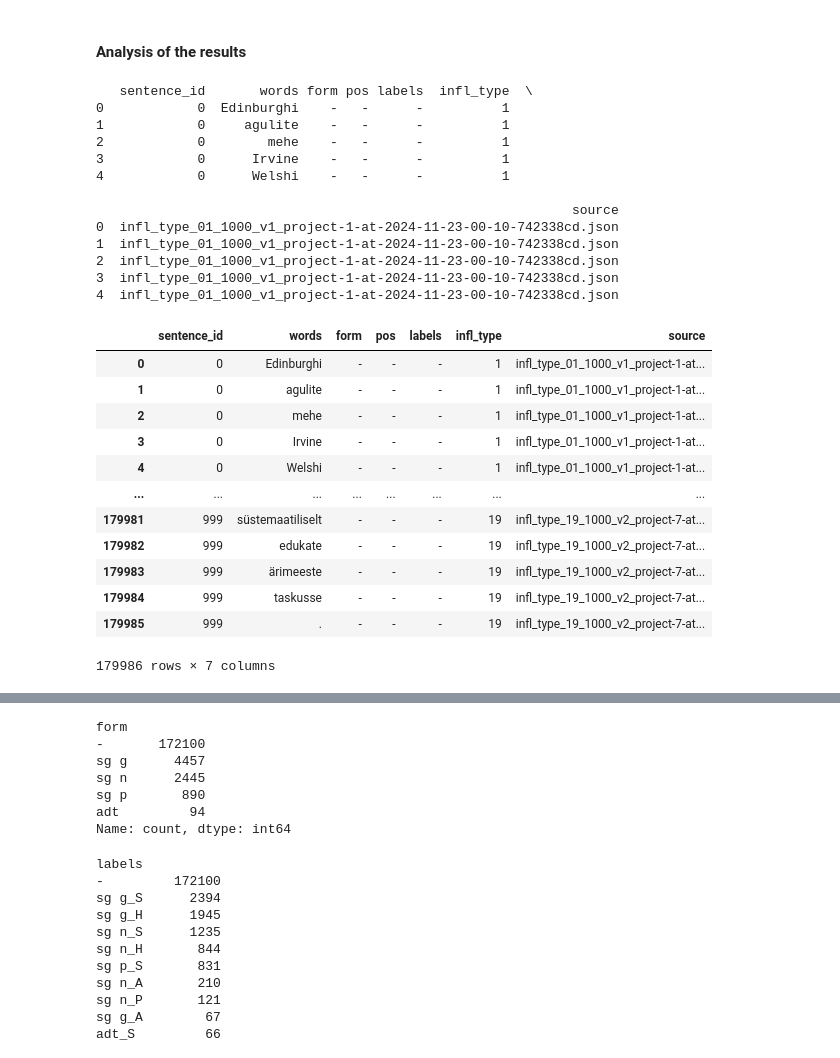
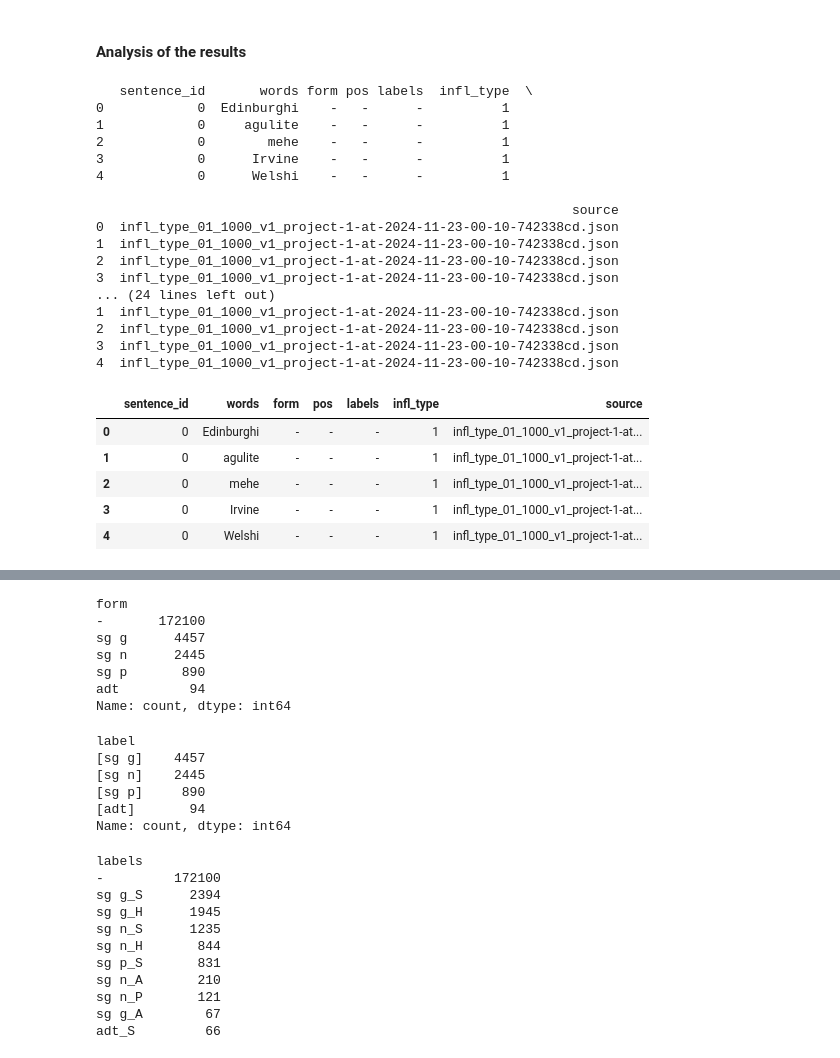
Before and after one commit to SanderSaska/EstNLTK_model_training, a Jupyter notebook: notebooks/data_preprocessing.ipynb, the cells around one changed output, grey strips where cells are left out. Saved outputs shown, nothing was run; the diff lists cells and outputs as text; code cells hidden in the pictures.

```diff
--- a/notebooks/data_preprocessing.ipynb
+++ b/notebooks/data_preprocessing.ipynb
@@ -846,8 +880,12 @@ Saved overall processed data to ..\data\homonymous_word_forms\processed\test_set
 homonym_dataset = pd.read_parquet(
     HOMONYMS_DIRS["processed"] / "homonyms_overall.parquet"
 )
+homonym_sentences_dataset = pd.read_parquet(
+    HOMONYMS_DIRS["processed"] / "homonyms_overall_sentences.parquet"
+)
 # %%
 print(homonym_dataset.head())
+print(homonym_sentences_dataset.head())
 # %% [output]
    sentence_id       words form pos labels  infl_type  \
 0            0  Edinburghi    -   -      -          1
@@ -861,20 +899,18 @@ print(homonym_dataset.head())
 1  infl_type_01_1000_v1_project-1-at-2024-11-23-00-10-742338cd.json
 2  infl_type_01_1000_v1_project-1-at-2024-11-23-00-10-742338cd.json
 3  infl_type_01_1000_v1_project-1-at-2024-11-23-00-10-742338cd.json
+... (24 lines left out)
+1  infl_type_01_1000_v1_project-1-at-2024-11-23-00-10-742338cd.json
+2  infl_type_01_1000_v1_project-1-at-2024-11-23-00-10-742338cd.json
+3  infl_type_01_1000_v1_project-1-at-2024-11-23-00-10-742338cd.json
 4  infl_type_01_1000_v1_project-1-at-2024-11-23-00-10-742338cd.json
 # %%
-display(homonym_dataset)
+display(homonym_dataset.head())
+display(homonym_sentences_dataset.head())
 # %% [output]
 |  | sentence_id | words | form | pos | labels | infl_type | source |
 | 0 | 0 | Edinburghi | - | - | - | 1 | infl_type_01_1000_v1_project-1-at... |
 | 1 | 0 | agulite | - | - | - | 1 | infl_type_01_1000_v1_project-1-at... |
 | 2 | 0 | mehe | - | - | - | 1 | infl_type_01_1000_v1_project-1-at... |
 | 3 | 0 | Irvine | - | - | - | 1 | infl_type_01_1000_v1_project-1-at... |
 | 4 | 0 | Welshi | - | - | - | 1 | infl_type_01_1000_v1_project-1-at... |
-| ... | ... | ... | ... | ... | ... | ... | ... |
-| 179981 | 999 | süstemaatiliselt | - | - | - | 19 | infl_type_19_1000_v2_project-7-at... |
-| 179982 | 999 | edukate | - | - | - | 19 | infl_type_19_1000_v2_project-7-at... |
-| 179983 | 999 | ärimeeste | - | - | - | 19 | infl_type_19_1000_v2_project-7-at... |
-| 179984 | 999 | taskusse | - | - | - | 19 | infl_type_19_1000_v2_project-7-at... |
-| 179985 | 999 | . | - | - | - | 19 | infl_type_19_1000_v2_project-7-at... |
-179986 rows × 7 columns
@@ -881,5 +923,6 @@ display(homonym_dataset)
 # %%
-homonym_dataset["form"].value_counts()
+display(homonym_dataset["form"].value_counts())
+display(homonym_sentences_dataset["label"].value_counts())
 # %% [output]
 form
 -       172100
@@ -888,6 +931,12 @@ sg n      2445
 sg p       890
 adt         94
 Name: count, dtype: int64
+label
+[sg g]    4457
+[sg n]    2445
+[sg p]     890
+[adt]       94
+Name: count, dtype: int64
 # %%
 print(homonym_dataset["labels"].value_counts())
 # %% [output]
```
Also changed, not shown: parts of 30 cells of this notebook, 5 other files.
